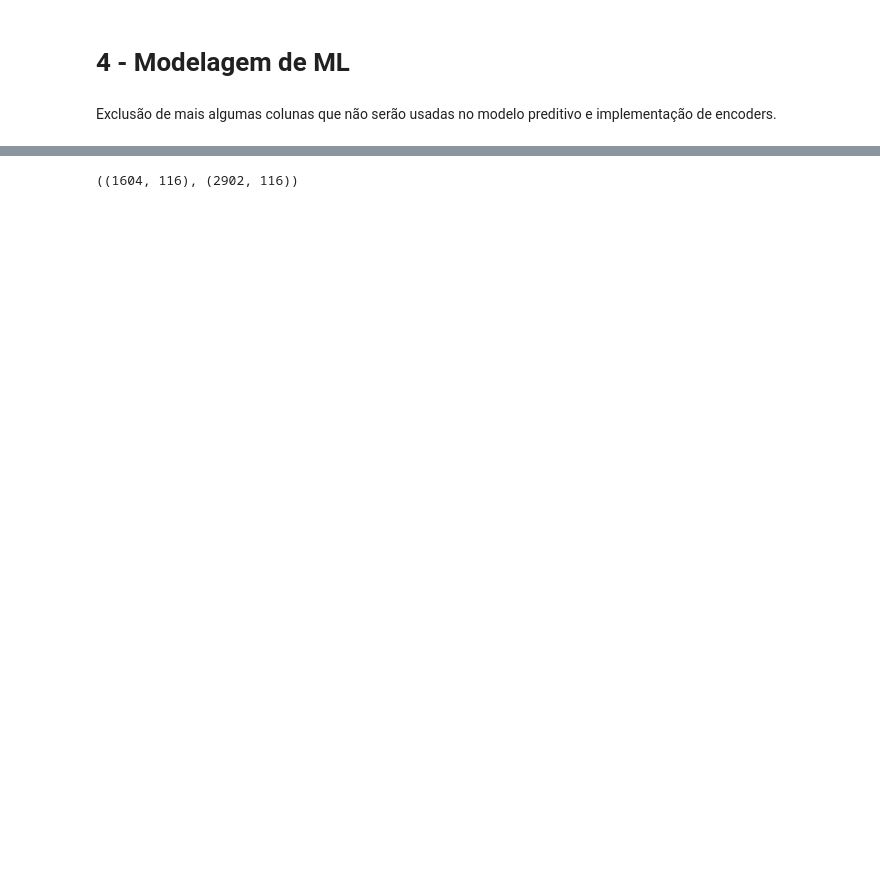
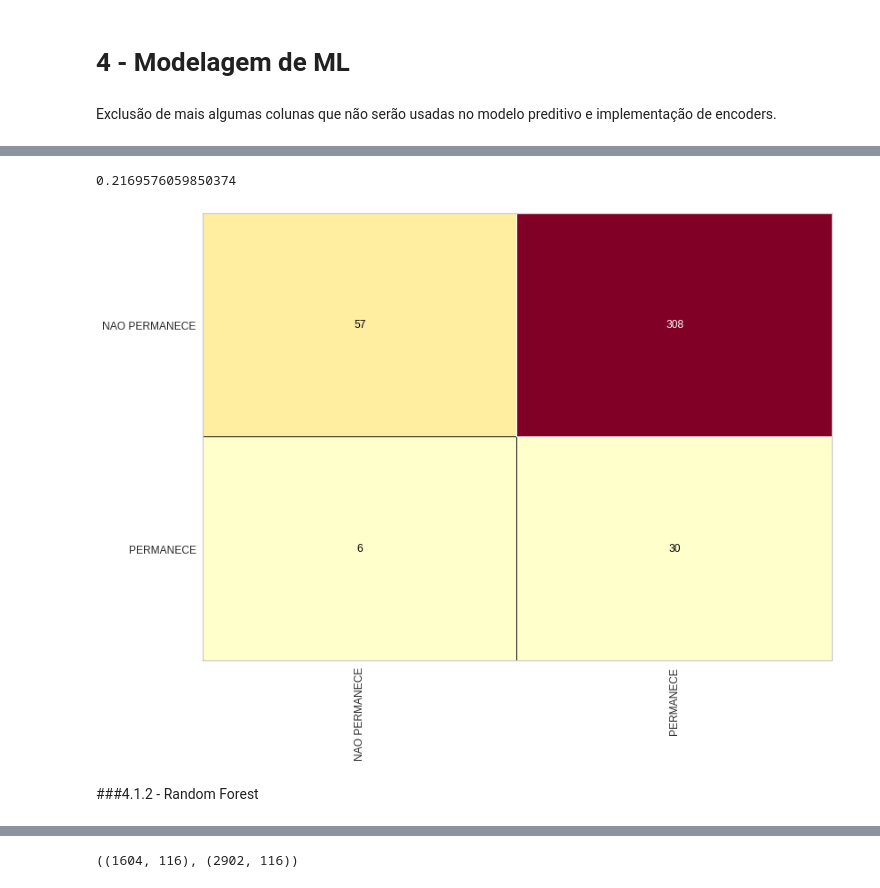
Before and after one commit to tiagosilveiraa/tccbigdata, a Jupyter notebook: TCC_PUC.ipynb, the cells around one changed output, grey strips where cells are left out. Cells and saved outputs as stored; diff of their text form; code cells hidden in the pictures; blank space fills up the shorter version.

```diff
--- a/TCC_PUC.ipynb
+++ b/TCC_PUC.ipynb
@@ -306,0 +316,6 @@ X = X.apply(lambda x: x.astype('category').cat.codes if x.dtypes == 'object' or
+# %%
+from sklearn.naive_bayes import GaussianNB
+nb = GaussianNB()
+# %%
+nb.fit(X_train, y_train)
+naive_previsoes = nb.predict(X_test)
@@ -306,0 +333,9 @@ X = X.apply(lambda x: x.astype('category').cat.codes if x.dtypes == 'object' or
+# %%
+cm = ConfusionMatrix(nb)
+cm.fit(X_train, y_train)
+cm.score(X_test, y_test)
+# %% [output]
+0.2169576059850374
+[figure, added]
+# %% [markdown]
+###4.1.2 - Random Forest
```
Also changed, not shown: parts of 33 cells of this notebook.
